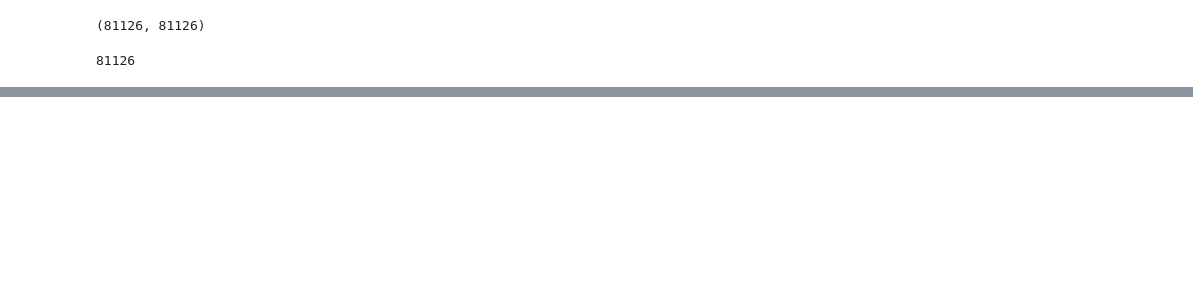
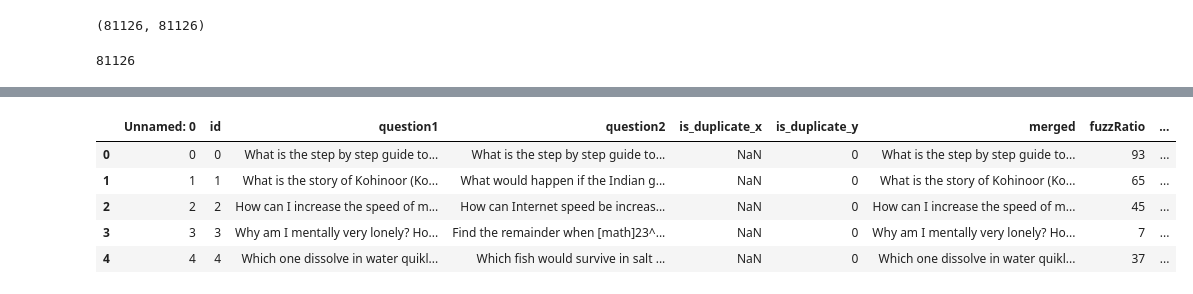
Before and after one commit to JessyBosman1/KaggleQpairs, a Jupyter notebook: Neural_Network_Base.ipynb, the cells around one changed output, grey strips where cells are left out. Drawn from its saved outputs; the diff is of its cells as text; code cells hidden in the pictures; blank space fills up the shorter version.

```diff
--- a/Neural_Network_Base.ipynb
+++ b/Neural_Network_Base.ipynb
@@ -201,0 +282,9 @@ submission.to_csv('result/submission.csv', index = False)
+# %%
+# Deze cellen duren heel lang rip
+# Wat ik wilde doen hier is even kijken of het cleanen en de score scalen naar
+# Zelfde score range als fuzzy wuzzy, kijken of dat invloed heeft
+# Alleen de code volledig runnen heb ik nog niet gekregen,
+# Doe het vanmiddag
+data_set['clean1'] = data_set.question1.apply(cleantext)
+# %%
+data_set['clean2'] = data_set.question2.apply(cleantext)
@@ -201,0 +295,4 @@ submission.to_csv('result/submission.csv', index = False)
+# %%
+data_set['SMratioClean'] = data_set.apply(partial(stringmatcher, column1='clean1', column2='clean2'), axis=1)
+# %%
+data_set['SMratio'] = data_set.apply(partial(stringmatcher, column1='clean1', column2='clean2'), axis=1)
@@ -201,0 +303,9 @@ submission.to_csv('result/submission.csv', index = False)
+# %%
+data_set.head()
+# %% [output]
+|  | Unnamed: 0 | id | question1 | question2 | is_duplicate_x | is_duplicate_y | merged | fuzzRatio | ... |
+| 0 | 0 | 0 | What is the step by step guide to... | What is the step by step guide to... | NaN | 0 | What is the step by step guide to... | 93 | ... |
+| 1 | 1 | 1 | What is the story of Kohinoor (Ko... | What would happen if the Indian g... | NaN | 0 | What is the story of Kohinoor (Ko... | 65 | ... |
+| 2 | 2 | 2 | How can I increase the speed of m... | How can Internet speed be increas... | NaN | 0 | How can I increase the speed of m... | 45 | ... |
+| 3 | 3 | 3 | Why am I mentally very lonely? Ho... | Find the remainder when [math]23^... | NaN | 0 | Why am I mentally very lonely? Ho... | 7 | ... |
+| 4 | 4 | 4 | Which one dissolve in water quikl... | Which fish would survive in salt ... | NaN | 0 | Which one dissolve in water quikl... | 37 | ... |
```
Also changed, not shown: parts of 36 cells of this notebook, 4 other files.
